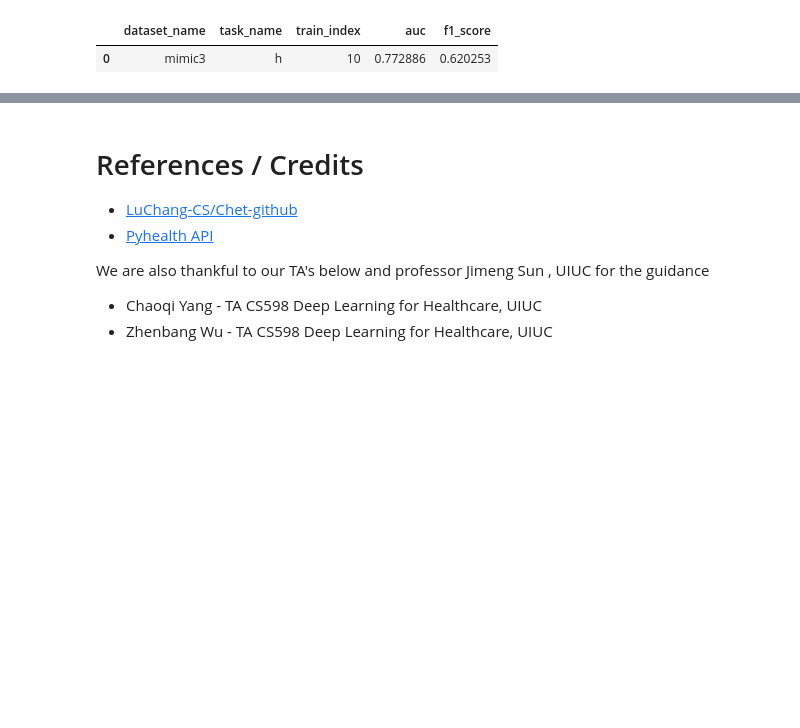
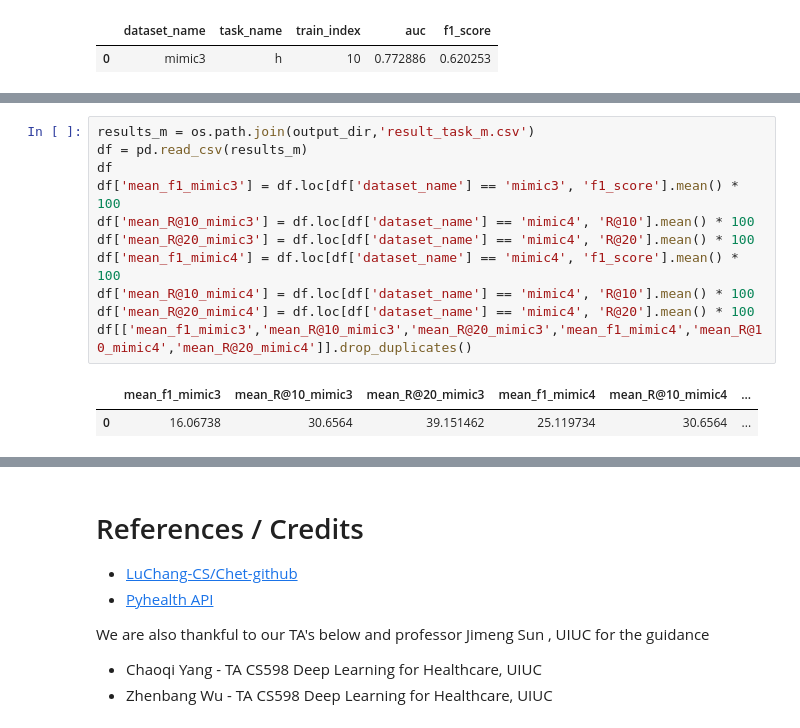
Before and after one commit to sanjayathreya/CHET, a Jupyter notebook: src/Descriptive-Notebook.ipynb, the cells around one changed output, grey strips where cells are left out. Saved outputs shown, nothing was run; the diff lists cells and outputs as text; blank space fills up the shorter version.

```diff
--- a/src/Descriptive-Notebook.ipynb
+++ b/src/Descriptive-Notebook.ipynb
@@ -738,0 +795,14 @@ Our final results are summarized in the tables below
+# %%
+results_m = os.path.join(output_dir,'result_task_m.csv')
+df = pd.read_csv(results_m)
+df
+df['mean_f1_mimic3'] = df.loc[df['dataset_name'] == 'mimic3', 'f1_score'].mean() * 100
+df['mean_R@10_mimic3'] = df.loc[df['dataset_name'] == 'mimic4', 'R@10'].mean() * 100
+df['mean_R@20_mimic3'] = df.loc[df['dataset_name'] == 'mimic4', 'R@20'].mean() * 100
+df['mean_f1_mimic4'] = df.loc[df['dataset_name'] == 'mimic4', 'f1_score'].mean() * 100
+df['mean_R@10_mimic4'] = df.loc[df['dataset_name'] == 'mimic4', 'R@10'].mean() * 100
+df['mean_R@20_mimic4'] = df.loc[df['dataset_name'] == 'mimic4', 'R@20'].mean() * 100
+df[['mean_f1_mimic3','mean_R@10_mimic3','mean_R@20_mimic3','mean_f1_mimic4','mean_R@10_mimic4','mean_R@20_mimic4']].drop_duplicates()
+# %% [output]
+|  | mean_f1_mimic3 | mean_R@10_mimic3 | mean_R@20_mimic3 | mean_f1_mimic4 | mean_R@10_mimic4 | ... |
+| 0 | 16.06738 | 30.6564 | 39.151462 | 25.119734 | 30.6564 | ... |
```
Also changed, not shown: parts of 17 cells of this notebook.
